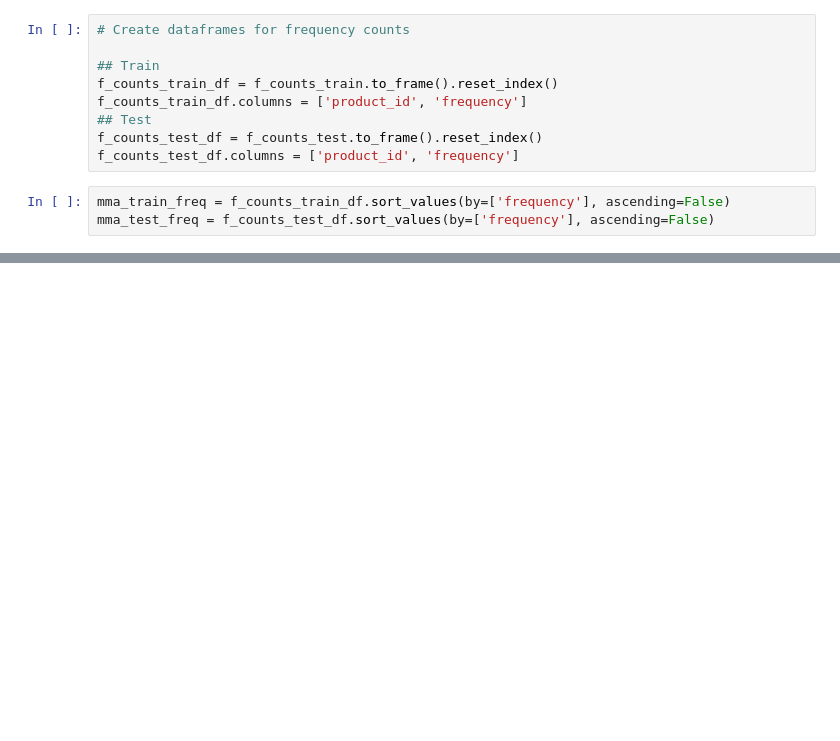
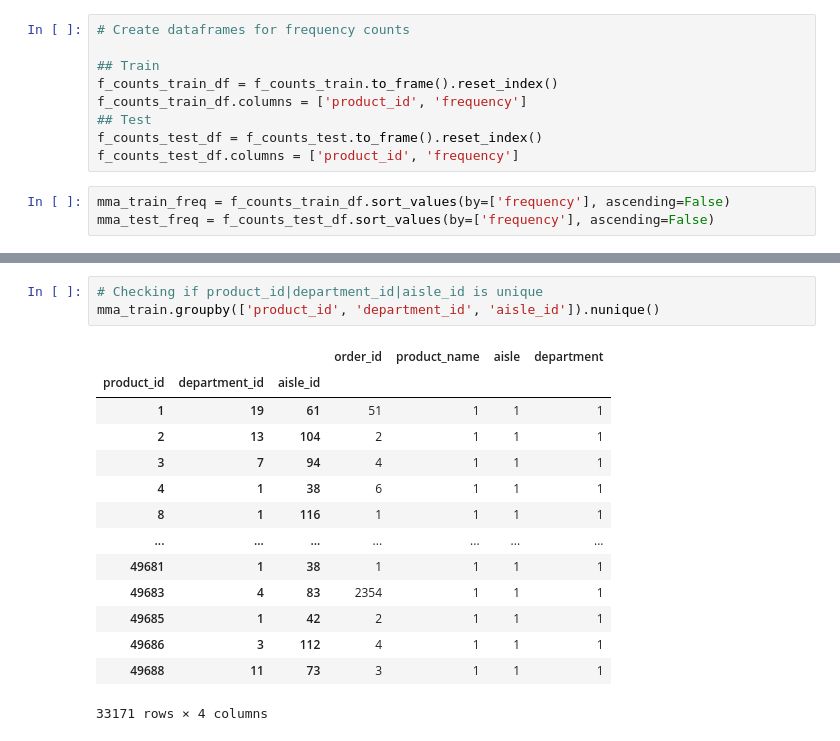
Before and after one commit to visilvestre/mma-datathon-2023, a Jupyter notebook: solution.ipynb, the cells around one changed output, grey strips where cells are left out. Cells and saved outputs as stored; diff of their text form; blank space fills up the shorter version.

```diff
--- a/solution.ipynb
+++ b/solution.ipynb
@@ -96,0 +145,18 @@ mma_test_freq = f_counts_test_df.sort_values(by=['frequency'], ascending=False)
+# %%
+# Checking if product_id|department_id|aisle_id is unique
+mma_train.groupby(['product_id', 'department_id', 'aisle_id']).nunique()
+# %% [output]
+|  |  |  | order_id | product_name | aisle | department |
+| product_id | department_id | aisle_id |  |  |  |  |
+| 1 | 19 | 61 | 51 | 1 | 1 | 1 |
+| 2 | 13 | 104 | 2 | 1 | 1 | 1 |
+| 3 | 7 | 94 | 4 | 1 | 1 | 1 |
+| 4 | 1 | 38 | 6 | 1 | 1 | 1 |
+| 8 | 1 | 116 | 1 | 1 | 1 | 1 |
+| ... | ... | ... | ... | ... | ... | ... |
+| 49681 | 1 | 38 | 1 | 1 | 1 | 1 |
+| 49683 | 4 | 83 | 2354 | 1 | 1 | 1 |
+| 49685 | 1 | 42 | 2 | 1 | 1 | 1 |
+| 49686 | 3 | 112 | 4 | 1 | 1 | 1 |
+| 49688 | 11 | 73 | 3 | 1 | 1 | 1 |
+33171 rows × 4 columns
```
Also changed, not shown: parts of 20 cells of this notebook.
